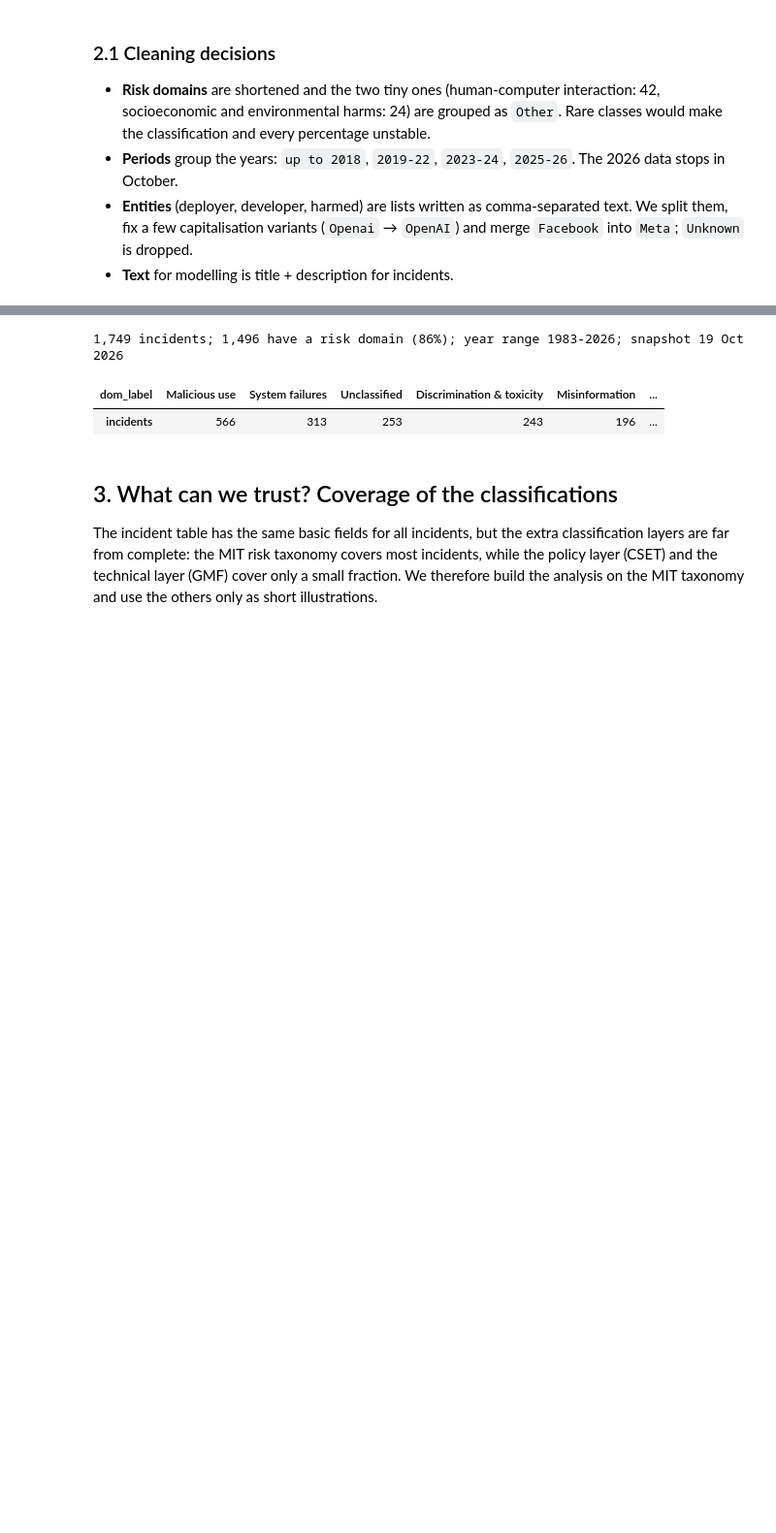
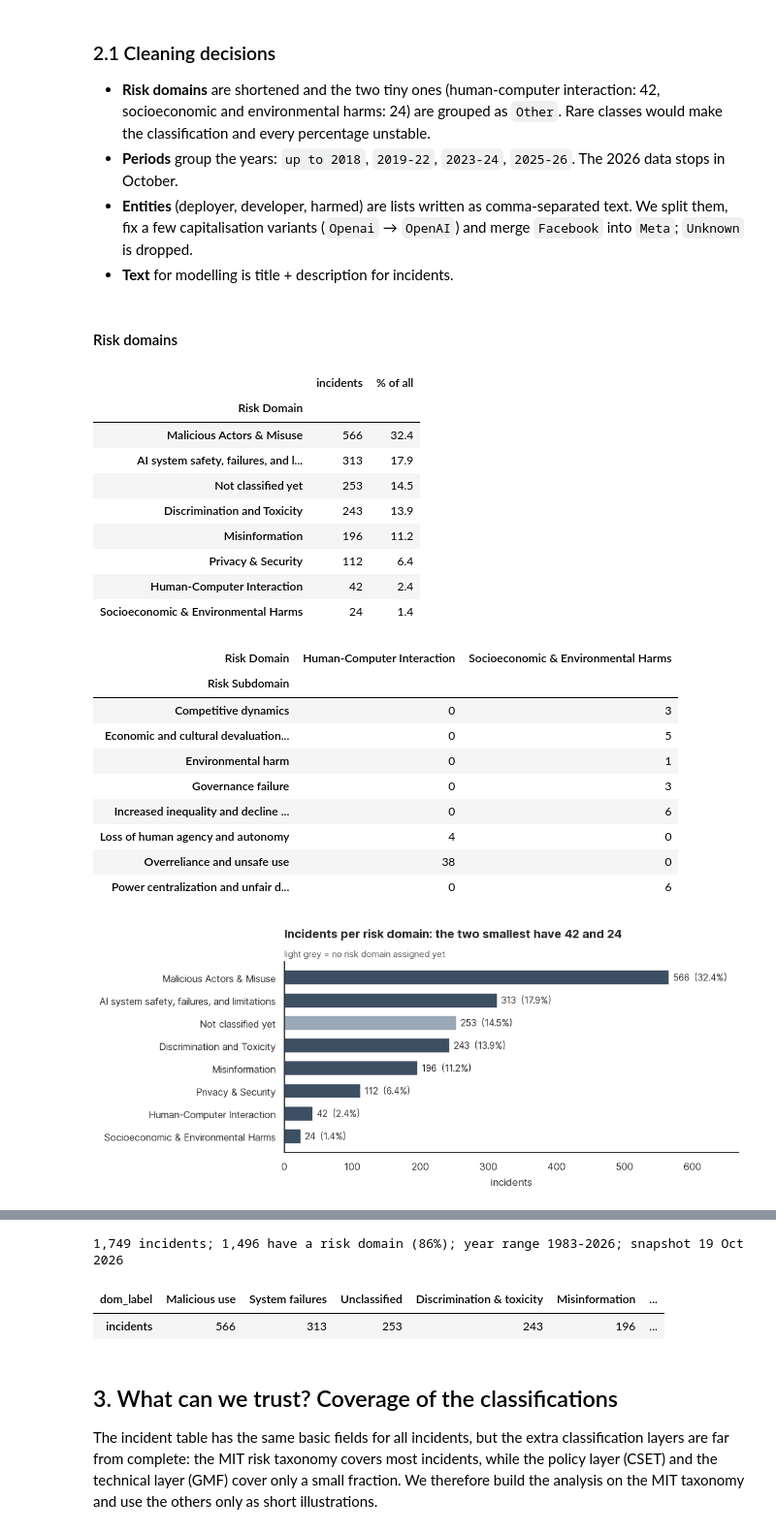
Before and after one commit to Faflon/words-association-visualization, a Jupyter notebook: ai_incidents_sdv.ipynb, the cells around one changed output, grey strips where cells are left out. Shown at 97% size. Drawn from its saved outputs; the diff is of its cells as text; code cells hidden in the pictures; blank space fills up the shorter version.

```diff
--- a/ai_incidents_sdv.ipynb
+++ b/ai_incidents_sdv.ipynb
@@ -136,3 +298,50 @@ incidents: (1749, 59), reports: (7955, 12), entities (names only): (7507, 2)
 * **Periods** group the years: `up to 2018`, `2019-22`, `2023-24`, `2025-26`. The 2026 data stops in October.
 * **Entities** (deployer, developer, harmed) are lists written as comma-separated text. We split them, fix a few capitalisation variants (`Openai` → `OpenAI`) and merge `Facebook` into `Meta`; `Unknown` is dropped.
 * **Text** for modelling is title + description for incidents.
+# %% [markdown]
+#### Risk domains
+# %%
+dom = inc_raw["Risk Domain"].value_counts(dropna=False).rename("incidents").to_frame()
+dom.index = dom.index.fillna("Not classified yet")
+dom["% of all"] = (dom.incidents / len(inc_raw) * 100).round(1)
+display(dom)
+
+smallest = dom.drop(index="Not classified yet").nsmallest(2, "incidents").index.tolist()
+sub = inc_raw[inc_raw["Risk Domain"].isin(smallest)]
+display(pd.crosstab(sub["Risk Subdomain"], sub["Risk Domain"]))
+
+fig, ax = plt.subplots(figsize=(9, 3.8))
+d = dom.sort_values("incidents")
+ax.barh([textwrap.shorten(i, 45, placeholder="…") for i in d.index], d.incidents,
+        color=[CMP_B if i == "Not classified yet" else CMP_A for i in d.index], height=0.65)
+for y, (v, p) in enumerate(zip(d.incidents, d["% of all"])):
+    ax.text(v + 6, y, f"{v}  ({p:.1f}%)", va="center", fontsize=10)
+ax.set_xlim(0, d.incidents.max() * 1.18)
+ax.set_xlabel("incidents")
+ax.set_title("Incidents per risk domain: the two smallest have 42 and 24")
+subtitle(ax, "light grey = no risk domain assigned yet")
+ax.set_title(ax._left_title.get_text(), pad=26)
+save(fig, "00a_risk_domains")
+plt.show()
+# %% [output]
+|  | incidents | % of all |
+| Risk Domain |  |  |
+| Malicious Actors & Misuse | 566 | 32.4 |
+| AI system safety, failures, and l... | 313 | 17.9 |
+| Not classified yet | 253 | 14.5 |
+| Discrimination and Toxicity | 243 | 13.9 |
+| Misinformation | 196 | 11.2 |
+| Privacy & Security | 112 | 6.4 |
+| Human-Computer Interaction | 42 | 2.4 |
+| Socioeconomic & Environmental Harms | 24 | 1.4 |
+| Risk Domain | Human-Computer Interaction | Socioeconomic & Environmental Harms |
+| Risk Subdomain |  |  |
+| Competitive dynamics | 0 | 3 |
+| Economic and cultural devaluation... | 0 | 5 |
+| Environmental harm | 0 | 1 |
+| Governance failure | 0 | 3 |
+| Increased inequality and decline ... | 0 | 6 |
+| Loss of human agency and autonomy | 4 | 0 |
+| Overreliance and unsafe use | 38 | 0 |
+| Power centralization and unfair d... | 0 | 6 |
+[figure, added]
```
Also changed, not shown: parts of 23 cells of this notebook.
